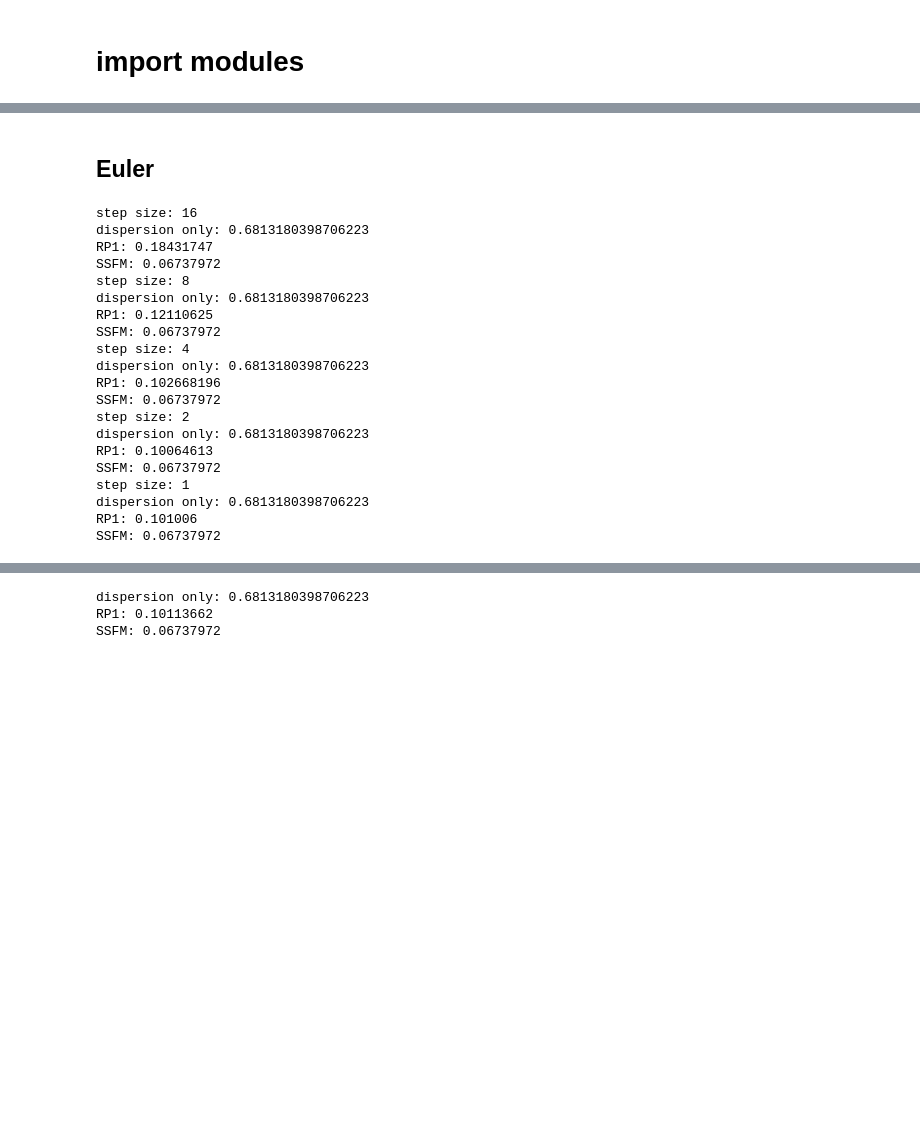
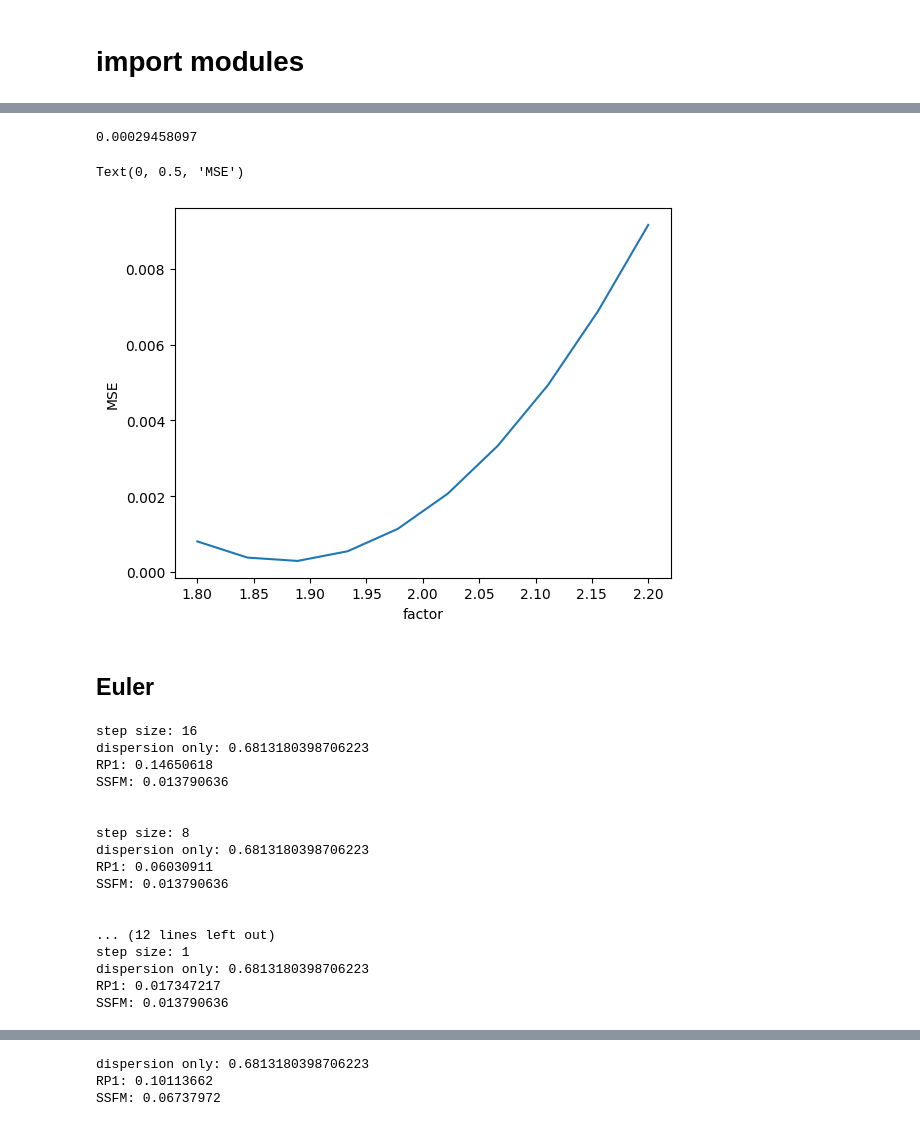
Before and after one commit to xinyuxiao113/TorchFiber, a Jupyter notebook: notebooks/1128_nonlinear_scheme.ipynb, the cells around one changed output, grey strips where cells are left out. Drawn from its saved outputs; the diff is of its cells as text; code cells hidden in the pictures; blank space fills up the shorter version.

```diff
--- a/notebooks/1128_nonlinear_scheme.ipynb
+++ b/notebooks/1128_nonlinear_scheme.ipynb
@@ -118,18 +222,33 @@ S6 length: 4119
+# %%
+Es = []
+for factor in np.linspace(1.8, 3, 10):
+    u1_rec = solver(u0_downsamp, X, z, S0, dt, rate, np.linspace(0,len(z) - 1, 2, dtype=int), factor=factor)
+    Es.append(MSE(u1_rec, ur))
+
+print(np.min(Es))
+plt.plot(np.linspace(1.8, 2.2, 10), Es)
+plt.xlabel('factor')
+plt.ylabel('MSE')
+# %% [output]
+0.00029458097
+Text(0, 0.5, 'MSE')
+[figure, added]
 # %% [markdown]
 ## Euler
 # %%
 er_list1 = []
 
-for step_size in [16, 8, 4, 2, 1]:
+for step_size in [16, 8, 4, 2, 1]:   # unit [dz]
     u1 = u0_downsamp
     for i in range(0, len(z)-1, step_size):
-        phi = NonlinearCouple(u1, sum([X[j]*f(z[j]) for j in range(i, i+step_size)]), S6)*z[1]
+        phi = NonlinearCouple(u1, sum([X[j]*f(z[j]*z[1]) for j in range(i, i+step_size)]), S6)
         u1 = u1 + phi
 
     u1 = Dispersion(u1, dt*rate, z_max)
     u1_rec = reconstruct(u1, rate)
 
     er_list1.append(MSE(u1_rec, ur))
+    print('\n')
     print('step size:', step_size)
     print('dispersion only:', MSE(uc, ur))
     print('RP1:', MSE(u1_rec, ur))
@@ -137,24 +256,21 @@ for step_size in [16, 8, 4, 2, 1]:
 # %% [output]
 step size: 16
 dispersion only: 0.6813180398706223
-RP1: 0.18431747
-SSFM: 0.06737972
+RP1: 0.14650618
+SSFM: 0.013790636
+
+
 step size: 8
 dispersion only: 0.6813180398706223
-RP1: 0.12110625
-SSFM: 0.06737972
-step size: 4
-dispersion only: 0.6813180398706223
-RP1: 0.102668196
-SSFM: 0.06737972
-step size: 2
-dispersion only: 0.6813180398706223
-RP1: 0.10064613
-SSFM: 0.06737972
+RP1: 0.06030911
+SSFM: 0.013790636
+
+
+... (12 lines left out)
 step size: 1
 dispersion only: 0.6813180398706223
-RP1: 0.101006
-SSFM: 0.06737972
+RP1: 0.017347217
+SSFM: 0.013790636
 # %%
 er_list2 = []
 
```
Also changed, not shown: parts of 30 cells of this notebook, 6 other files.
